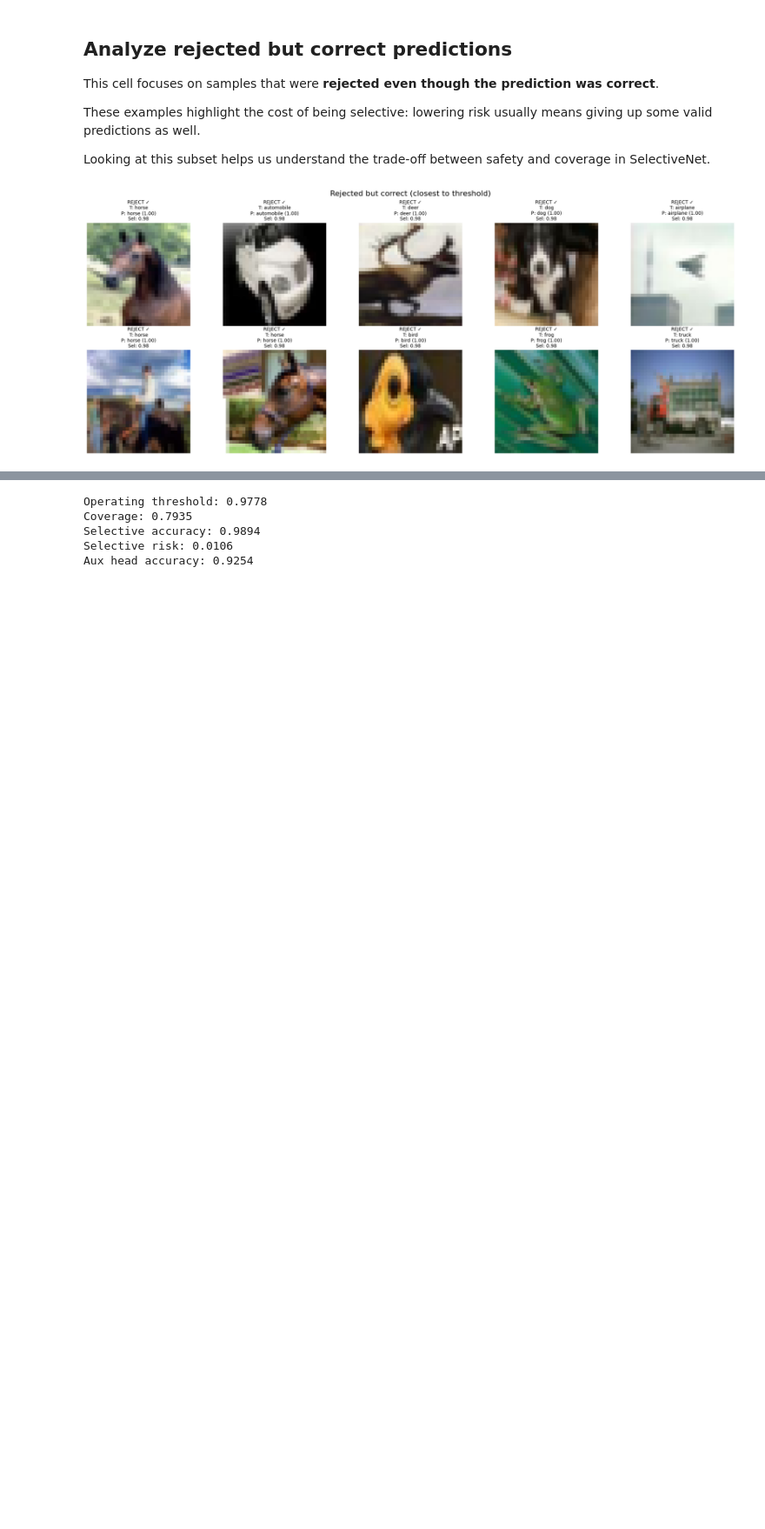
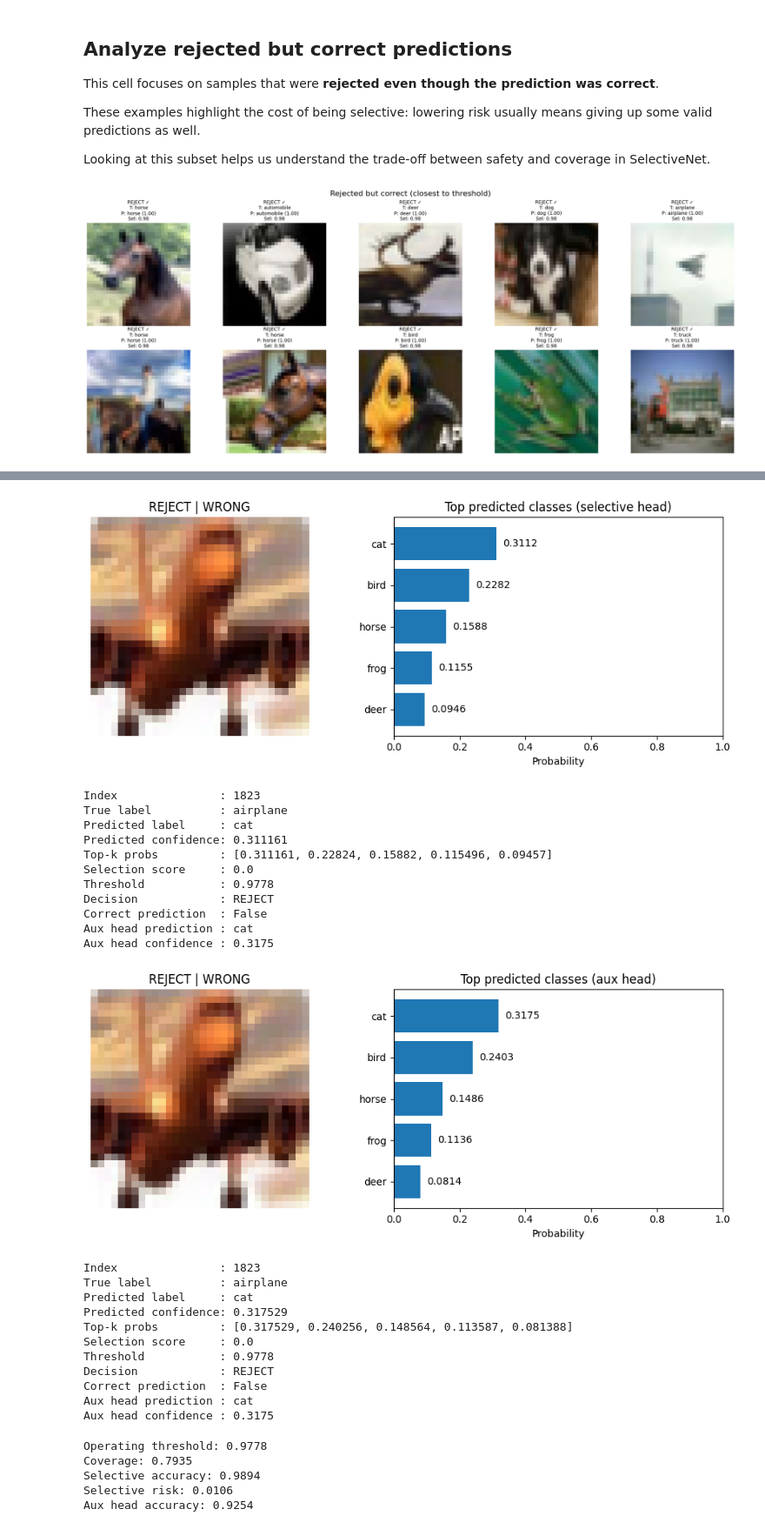
Before and after one commit to LeBonWskii/SEAI-Project, a Jupyter notebook: selectivenet-cifar10/selectivenet_cifar10.ipynb, the cells around one changed output, grey strips where cells are left out. Shown at 87% size. Drawn from its saved outputs; the diff is of its cells as text; code cells hidden in the pictures; blank space fills up the shorter version.

```diff
--- a/selectivenet-cifar10/selectivenet_cifar10.ipynb
+++ b/selectivenet-cifar10/selectivenet_cifar10.ipynb
@@ -1025,42 +1115,3 @@ This is useful when we want to study one specific SelectiveNet decision more car
-# %%
-def decision_card(idx, threshold=0.5, top_k=5):
-    rec = build_example_record(idx, threshold)
-
-    probs = class_probs[idx]
-    top_idx = np.argsort(probs)[-top_k:][::-1]
-
-    fig = plt.figure(figsize=(10, 4))
-
-    ax1 = plt.subplot(1, 2, 1)
-    ax1.imshow(x_test_raw[idx].astype("uint8"), interpolation="nearest")
-    ax1.axis("off")
-    ax1.set_title(
-        f"{'ACCEPT' if rec['accepted'] else 'REJECT'} | "
-        f"{'CORRECT' if rec['correct'] else 'WRONG'}"
-    )
-
-    ax2 = plt.subplot(1, 2, 2)
-    ax2.barh(
-        [CLASS_NAMES[i] for i in top_idx][::-1],
-        probs[top_idx][::-1]
-    )
-    ax2.set_xlim(0, 1)
-    ax2.set_xlabel("Probability")
-    ax2.set_title("Top predicted classes")
-
-    plt.tight_layout()
-    plt.show()
-
-    print("Index               :", rec["idx"])
-    print("True label          :", rec["true_label_name"])
-    print("Predicted label     :", rec["pred_label_name"])
-    print("Predicted confidence:", round(rec["pred_confidence"], 4))
-    print("Selection score     :", round(rec["selection_score"], 4))
-    print("Threshold           :", round(float(threshold), 4))
-    print("Decision            :", "ACCEPT" if rec["accepted"] else "REJECT")
-    print("Correct prediction  :", rec["correct"])
-    print("Aux head prediction :", rec["aux_pred_label_name"])
-    print("Aux head confidence :", round(rec["aux_confidence"], 4))
 # %% [markdown]
 ## Show a few example predictions
 
@@ -1181,3 +1282,31 @@ Aux head confidence : 0.9968
+# %%
+decision_card(idx=int(top_rejected[1]), threshold=OPERATING_THRESHOLD, use_aux_probs=False)
+decision_card(idx=int(top_rejected[1]), threshold=OPERATING_THRESHOLD, use_aux_probs=True)
+# %% [output]
+[figure, added]
+Index               : 1823
+True label          : airplane
+Predicted label     : cat
+Predicted confidence: 0.311161
+Top-k probs         : [0.311161, 0.22824, 0.15882, 0.115496, 0.09457]
+Selection score     : 0.0
+Threshold           : 0.9778
+Decision            : REJECT
+Correct prediction  : False
+Aux head prediction : cat
+Aux head confidence : 0.3175
+[figure, added]
+Index               : 1823
+True label          : airplane
+Predicted label     : cat
+Predicted confidence: 0.317529
+Top-k probs         : [0.317529, 0.240256, 0.148564, 0.113587, 0.081388]
+Selection score     : 0.0
+Threshold           : 0.9778
+Decision            : REJECT
+Correct prediction  : False
+Aux head prediction : cat
+Aux head confidence : 0.3175
 # %%
 print("Operating threshold:", round(float(OPERATING_THRESHOLD), 4))
 print("Coverage:", round(float(np.mean(is_accepted)), 4))
```
Also changed, not shown: parts of 11 cells of this notebook, 1 other file.
